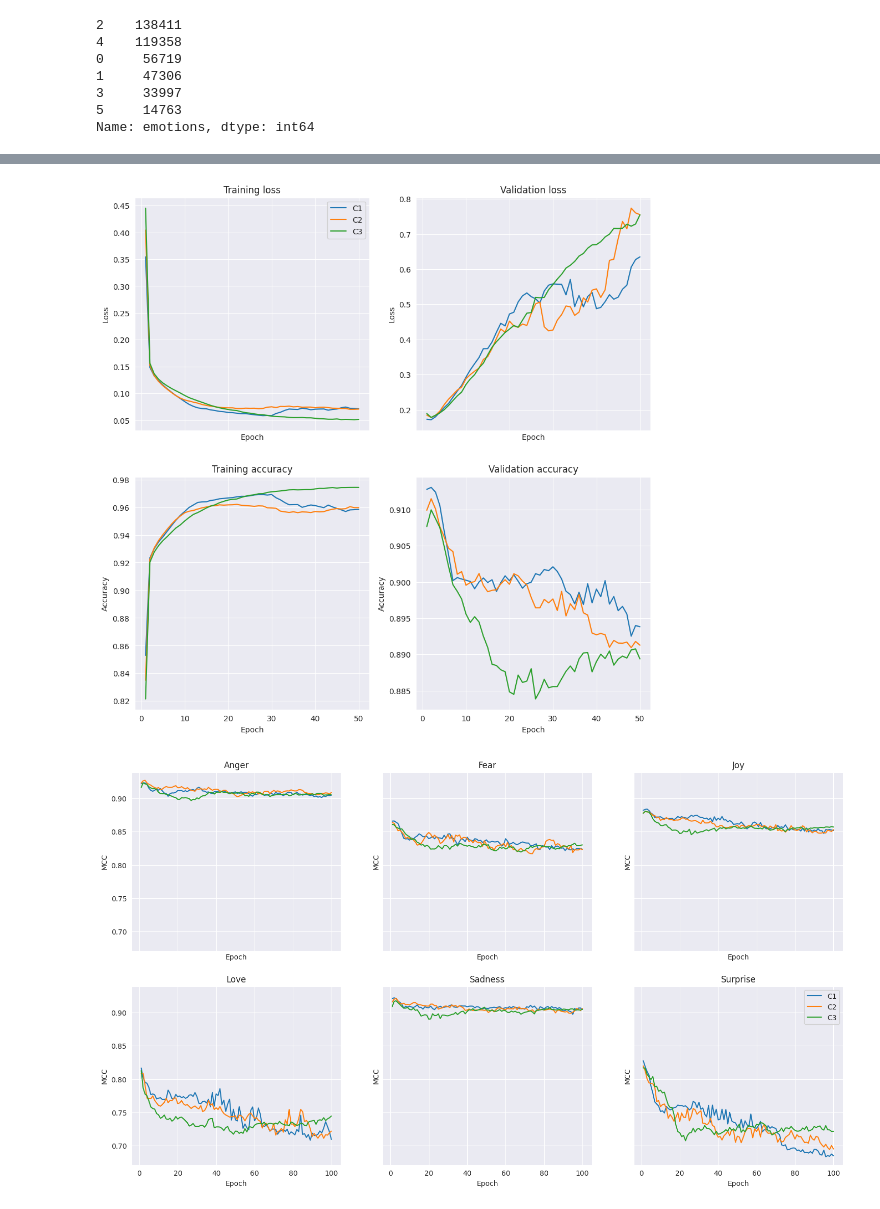
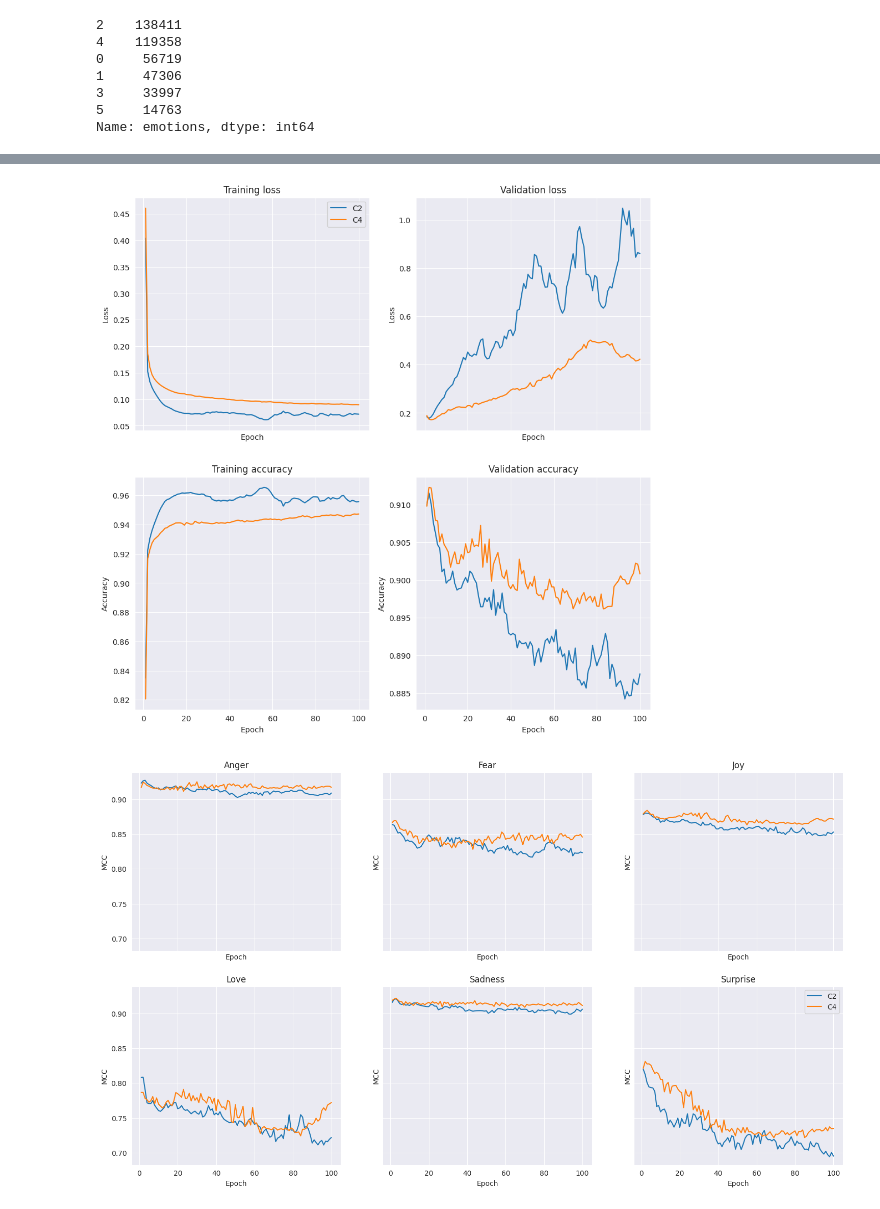
Before and after one commit to parafoxia/decks, a Jupyter notebook: eval_net_time.ipynb, the cells around one changed output, grey strips where cells are left out. Saved outputs shown, nothing was run; the diff lists cells and outputs as text; code cells hidden in the pictures.

```diff
--- a/eval_net_time.ipynb
+++ b/eval_net_time.ipynb
@@ -64,40 +64,40 @@ sorted(data.keys())
 # %%
 fig, axs = plt.subplots(2, 2, figsize=(12, 12), sharex=True)
 
 axs[0][0].set_title("Training loss")
 axs[0][0].set_xlabel("Epoch")
 axs[0][0].set_ylabel("Loss")
-for key, value in tuple(sorted(data.items(), key=lambda kv: kv[0]))[:3]:
-    sns.lineplot(ax=axs[0][0], x=range(1, 51), y=value["loss"][:50], label=key)
+for key in ("C2", "C4"):
+    sns.lineplot(ax=axs[0][0], x=range(1, 101), y=data[key]["loss"][:100], label=key)
 
 axs[0][1].set_title("Validation loss")
 axs[0][1].set_xlabel("Epoch")
 axs[0][1].set_ylabel("Loss")
-for key, value in tuple(sorted(data.items(), key=lambda kv: kv[0]))[:3]:
-    sns.lineplot(ax=axs[0][1], x=range(1, 51), y=value["val_loss"][:50])
+for key in ("C2", "C4"):
+    sns.lineplot(ax=axs[0][1], x=range(1, 101), y=data[key]["val_loss"][:100])
 
 axs[1][0].set_title("Training accuracy")
 axs[1][0].set_xlabel("Epoch")
 axs[1][0].set_ylabel("Accuracy")
-for key, value in tuple(sorted(data.items(), key=lambda kv: kv[0]))[:3]:
-    sns.lineplot(ax=axs[1][0], x=range(1, 51), y=value["accuracy"][:50])
+for key in ("C2", "C4"):
+    sns.lineplot(ax=axs[1][0], x=range(1, 101), y=data[key]["accuracy"][:100])
 
 axs[1][1].set_title("Validation accuracy")
 axs[1][1].set_xlabel("Epoch")
 axs[1][1].set_ylabel("Accuracy")
-for key, value in tuple(sorted(data.items(), key=lambda kv: kv[0]))[:3]:
-    sns.lineplot(ax=axs[1][1], x=range(1, 51), y=value["val_accuracy"][:50])
+for key in ("C2", "C4"):
+    sns.lineplot(ax=axs[1][1], x=range(1, 101), y=data[key]["val_accuracy"][:100])
 # %% [output]
-[figure, old version]
+[figure, new version]
 # %%
 fig, axs = plt.subplots(2, 3, figsize=(18, 10), sharex=True, sharey=True)
 
 for i in range(6):
     ax = axs[i // 3][i % 3]
-    for j, key in enumerate(tuple(sorted(data.keys()))[:3]):
+    for key in ("C2", "C4"):
         ax.set_title(emotions[i].title())
         ax.set_xlabel("Epoch")
         ax.set_ylabel("MCC")
         sns.lineplot(ax=ax, x=range(1, 101), y=data[key][f"val_mcc_{i}"][:100], label=key if i == 5 else None)
 # %% [output]
-[figure, old version]
+[figure, new version]
```
Also changed, not shown: parts of 1 cell of this notebook, 1 other file.
